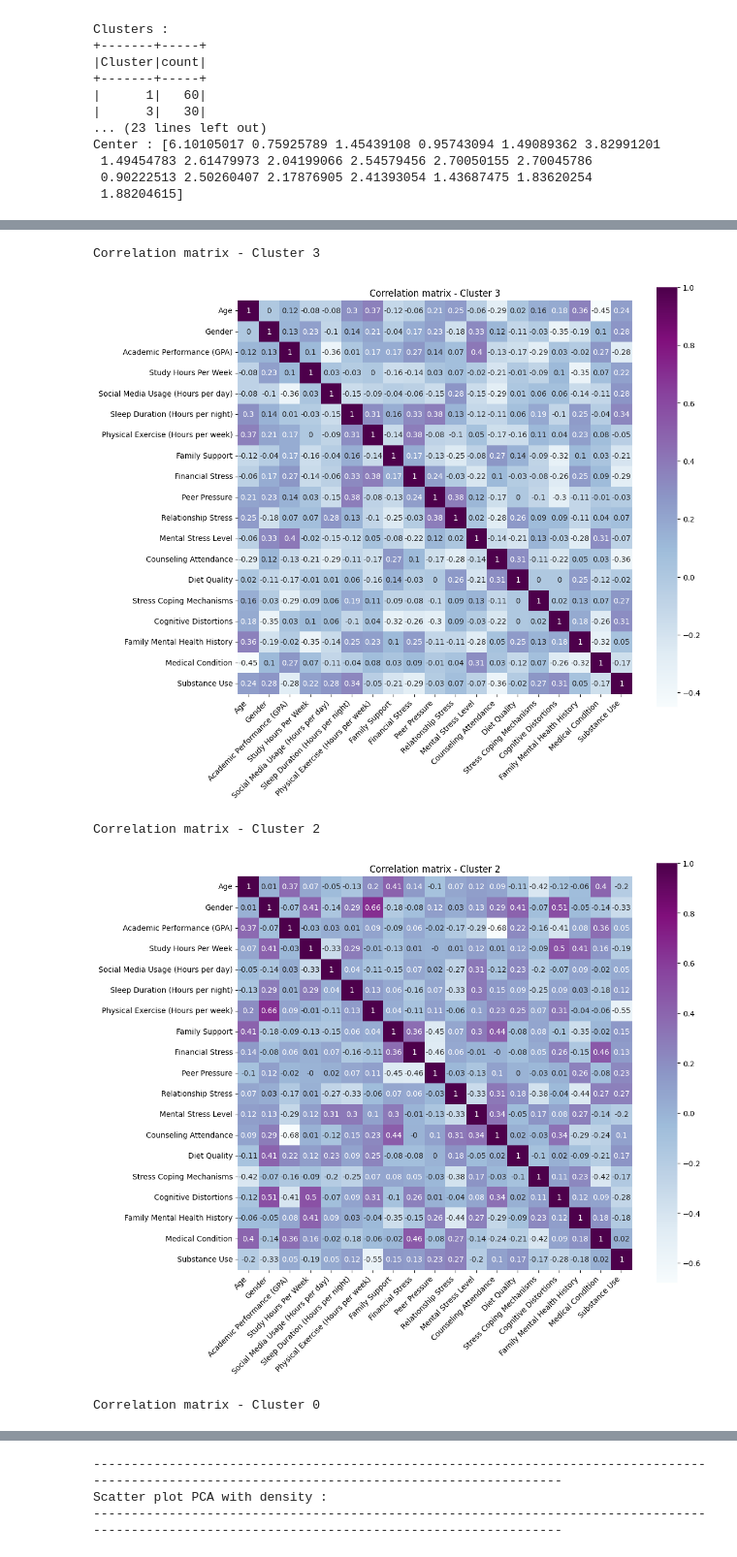
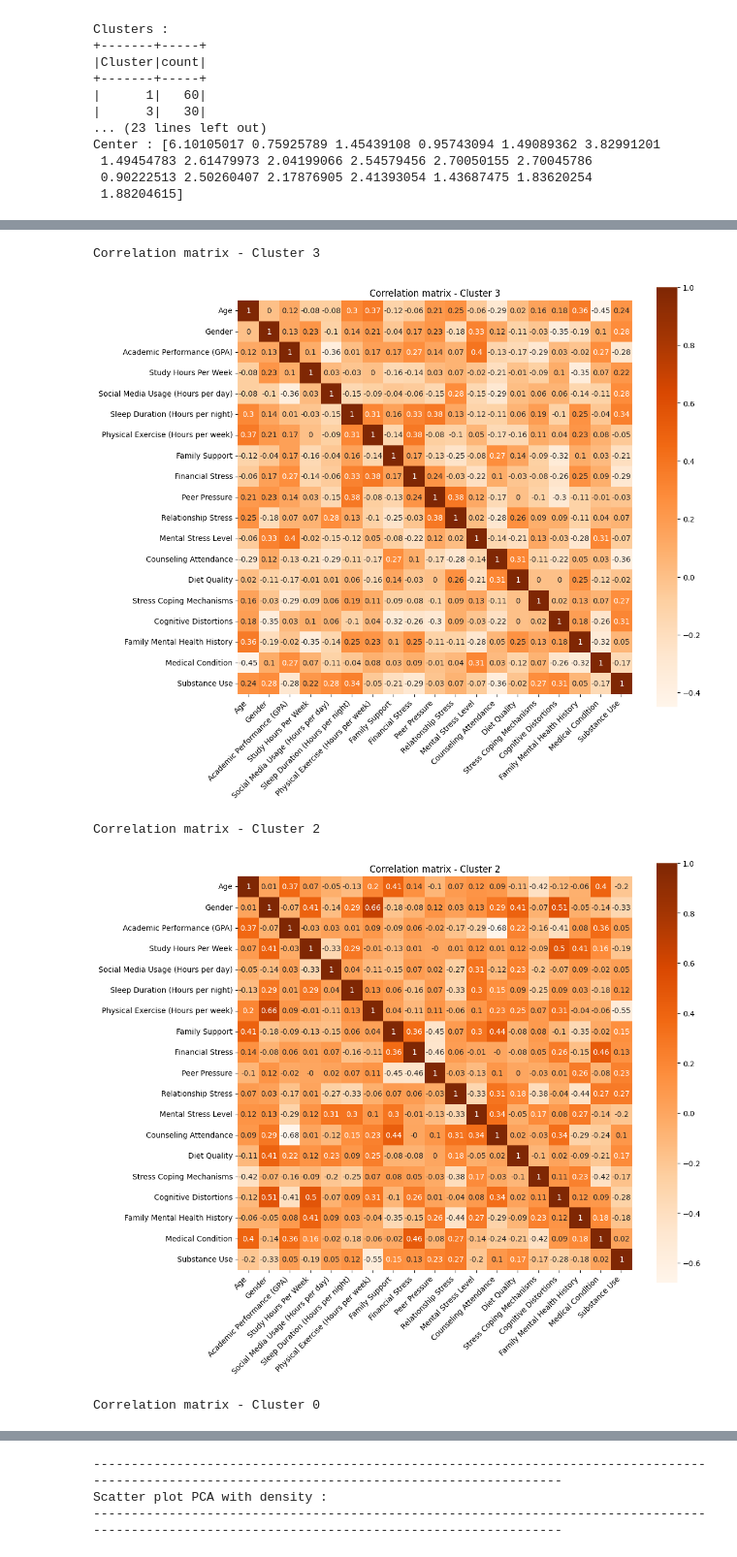
Before and after one commit to Sn-Kirtika/Students-Mental-Health, a Jupyter notebook: student_mental_health_analysis.ipynb, the cells around one changed output, grey strips where cells are left out. Shown at 97% size. Drawn from its saved outputs; the diff is of its cells as text; code cells hidden in the pictures.

```diff
--- a/student_mental_health_analysis.ipynb
+++ b/student_mental_health_analysis.ipynb
@@ -511,7 +513,7 @@ for cluster in cluster_ids:
             corr_matrix[i, j] = f"{corr:.2f}" if corr is not None else "0.00"
 
     plt.figure(figsize=(12, 10))
-    sns.heatmap(corr_matrix, annot=True, xticklabels=numeric_columns, yticklabels=numeric_columns, cmap="BuPu", square=True)
+    sns.heatmap(corr_matrix, annot=True, xticklabels=numeric_columns, yticklabels=numeric_columns, cmap="Oranges", square=True)
     plt.title(f"Correlation matrix - Cluster {cluster}")
     plt.xticks(rotation=45, ha="right")
     plt.yticks(rotation=0)
@@ -528,5 +530,5 @@ Correlation matrix - Cluster 1
 Correlation matrix - Cluster 3
-[figure, old version]
+[figure, new version]
 Correlation matrix - Cluster 2
-[figure, old version]
+[figure, new version]
 Correlation matrix - Cluster 0
```
Also changed, not shown: parts of 2 cells of this notebook.
